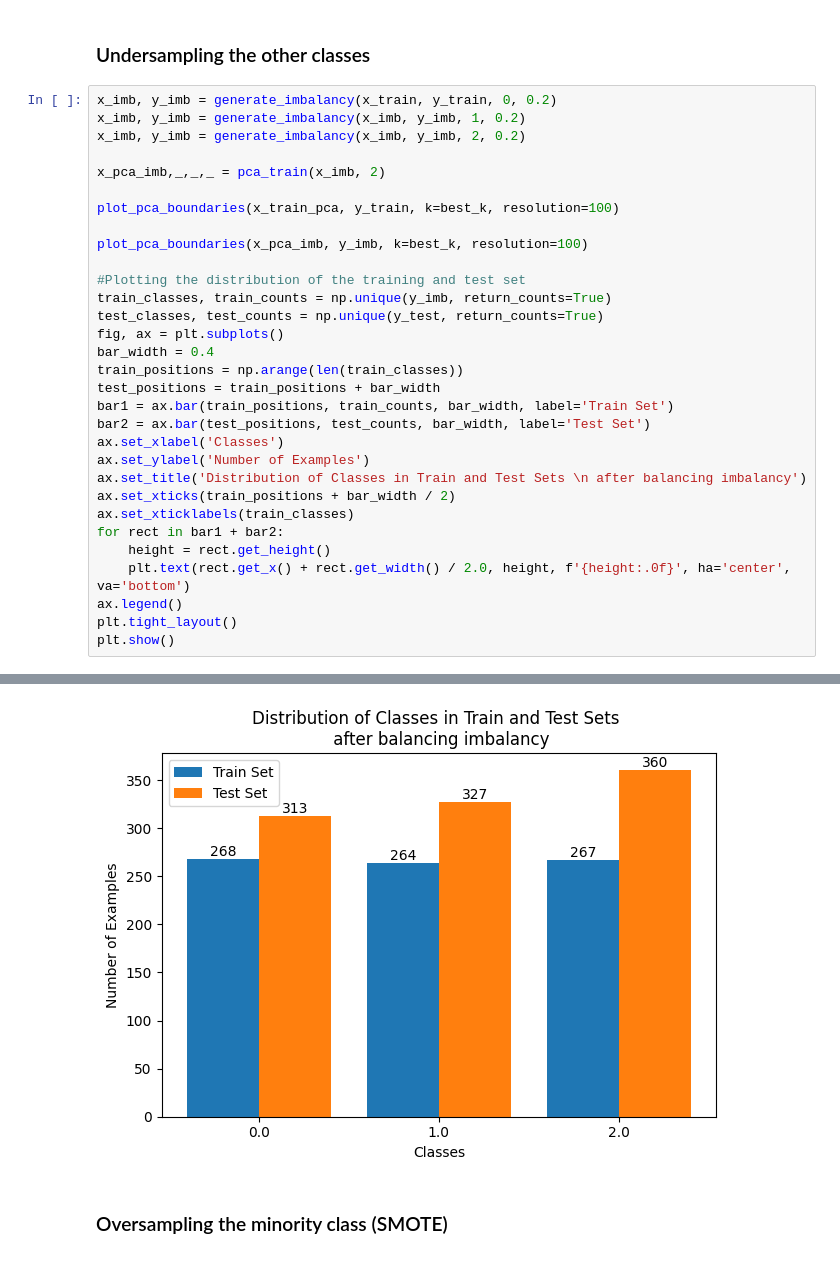
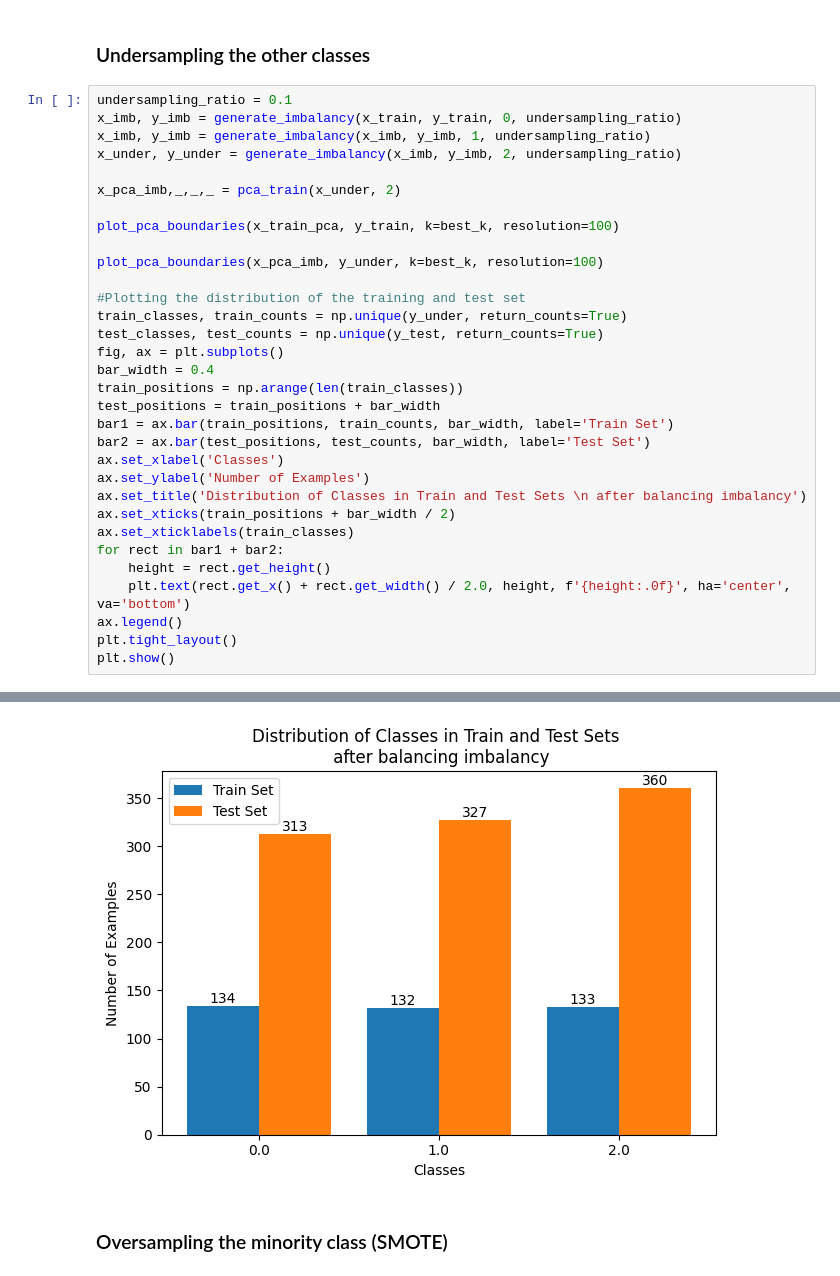
Before and after one commit to bapt-mat/Intro-to-Machine-Learning-Project, a Jupyter notebook: project.ipynb, the cells around one changed output, grey strips where cells are left out. Drawn from its saved outputs; the diff is of its cells as text.

```diff
--- a/project.ipynb
+++ b/project.ipynb
@@ -1115,18 +1117,19 @@ plt.show()
 # %% [markdown]
 ### Undersampling the other classes
 # %%
-x_imb, y_imb = generate_imbalancy(x_train, y_train, 0, 0.2)
-x_imb, y_imb = generate_imbalancy(x_imb, y_imb, 1, 0.2)
-x_imb, y_imb = generate_imbalancy(x_imb, y_imb, 2, 0.2)
+undersampling_ratio = 0.1
+x_imb, y_imb = generate_imbalancy(x_train, y_train, 0, undersampling_ratio)
+x_imb, y_imb = generate_imbalancy(x_imb, y_imb, 1, undersampling_ratio)
+x_under, y_under = generate_imbalancy(x_imb, y_imb, 2, undersampling_ratio)
 
-x_pca_imb,_,_,_ = pca_train(x_imb, 2)
+x_pca_imb,_,_,_ = pca_train(x_under, 2)
 
 plot_pca_boundaries(x_train_pca, y_train, k=best_k, resolution=100)
 
-plot_pca_boundaries(x_pca_imb, y_imb, k=best_k, resolution=100)
+plot_pca_boundaries(x_pca_imb, y_under, k=best_k, resolution=100)
 
 #Plotting the distribution of the training and test set
-train_classes, train_counts = np.unique(y_imb, return_counts=True)
+train_classes, train_counts = np.unique(y_under, return_counts=True)
 test_classes, test_counts = np.unique(y_test, return_counts=True)
 fig, ax = plt.subplots()
 bar_width = 0.4
@@ -1151,4 +1154,4 @@ plt.show()
-[figure, old version]
+[figure, new version]
 # %% [markdown]
 ### Oversampling the minority class (SMOTE)
 # %%
```
Also changed, not shown: parts of 22 cells of this notebook, 6 other files.
